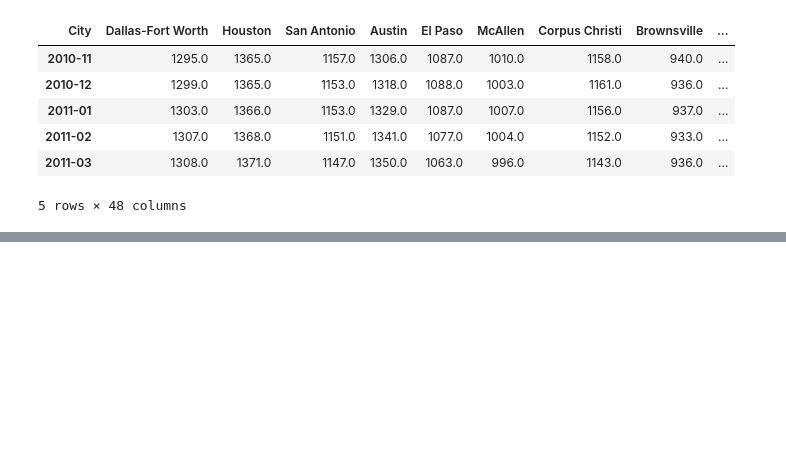
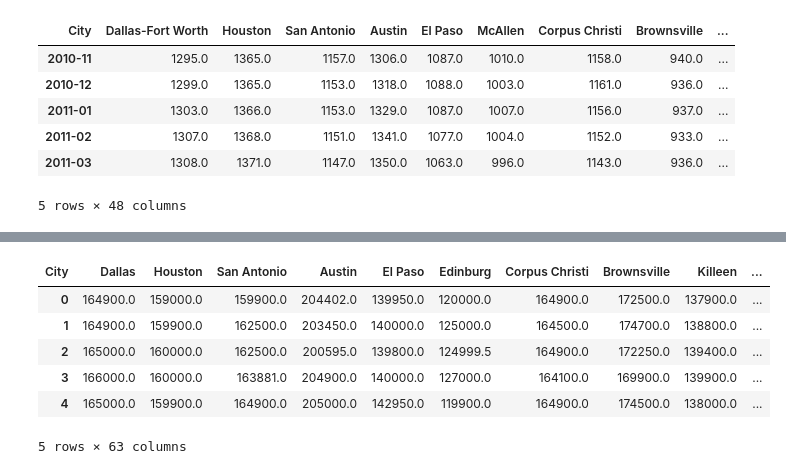
Before and after one commit to mikebarajas/Zillow_Data_Analysis, a Jupyter notebook: Zillow_cleanup.ipynb, the cells around one changed output, grey strips where cells are left out. Cells and saved outputs as stored; diff of their text form; code cells hidden in the pictures; blank space fills up the shorter version.

```diff
--- a/Zillow_cleanup.ipynb
+++ b/Zillow_cleanup.ipynb
@@ -141,0 +197,13 @@ Length: 4200, dtype: object
+# %%
+# Convert the Date into a Month and Year Column
+price['Year'],price['Month'] = price["Date"].str.split('-', 2).str[0:2].str
+price = price.drop(price.columns[[0]], axis=1)
+price.head()
+# %% [output]
+| City | Dallas | Houston | San Antonio | Austin | El Paso | Edinburg | Corpus Christi | Brownsville | Killeen | ... |
+| 0 | 164900.0 | 159000.0 | 159900.0 | 204402.0 | 139950.0 | 120000.0 | 164900.0 | 172500.0 | 137900.0 | ... |
+| 1 | 164900.0 | 159900.0 | 162500.0 | 203450.0 | 140000.0 | 125000.0 | 164500.0 | 174700.0 | 138800.0 | ... |
+| 2 | 165000.0 | 160000.0 | 162500.0 | 200595.0 | 139800.0 | 124999.5 | 164900.0 | 172250.0 | 139400.0 | ... |
+| 3 | 166000.0 | 160000.0 | 163881.0 | 204900.0 | 140000.0 | 127000.0 | 164100.0 | 169900.0 | 139900.0 | ... |
+| 4 | 165000.0 | 159900.0 | 164900.0 | 205000.0 | 142950.0 | 119900.0 | 164900.0 | 174500.0 | 138000.0 | ... |
+5 rows × 63 columns
```
Also changed, not shown: parts of 17 cells of this notebook, 1 other file.
